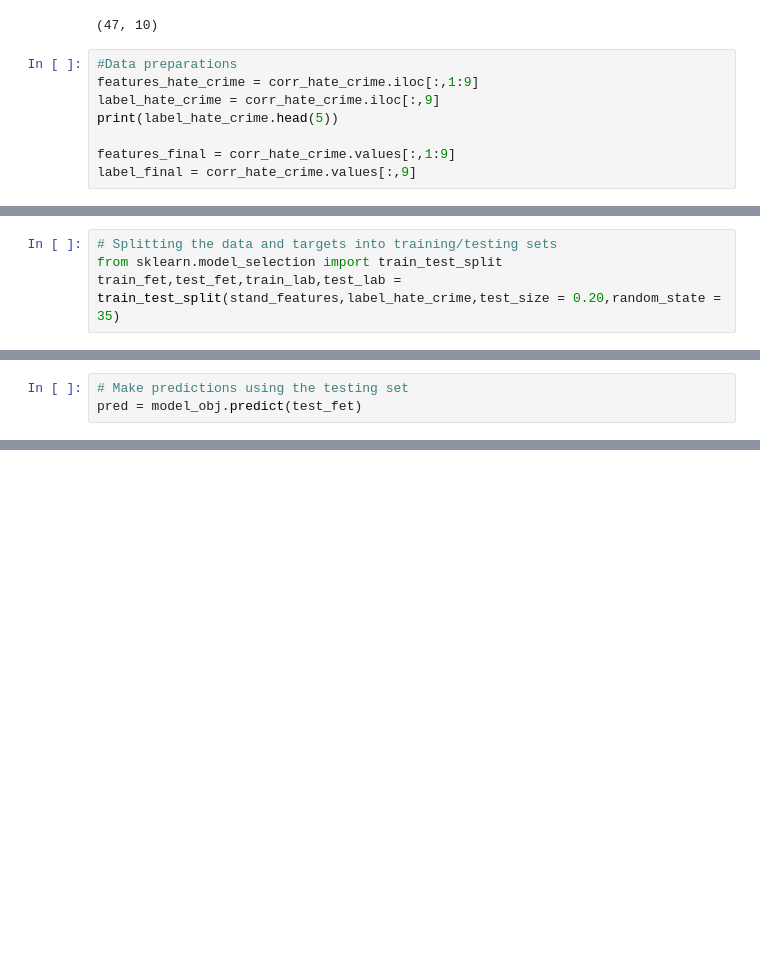
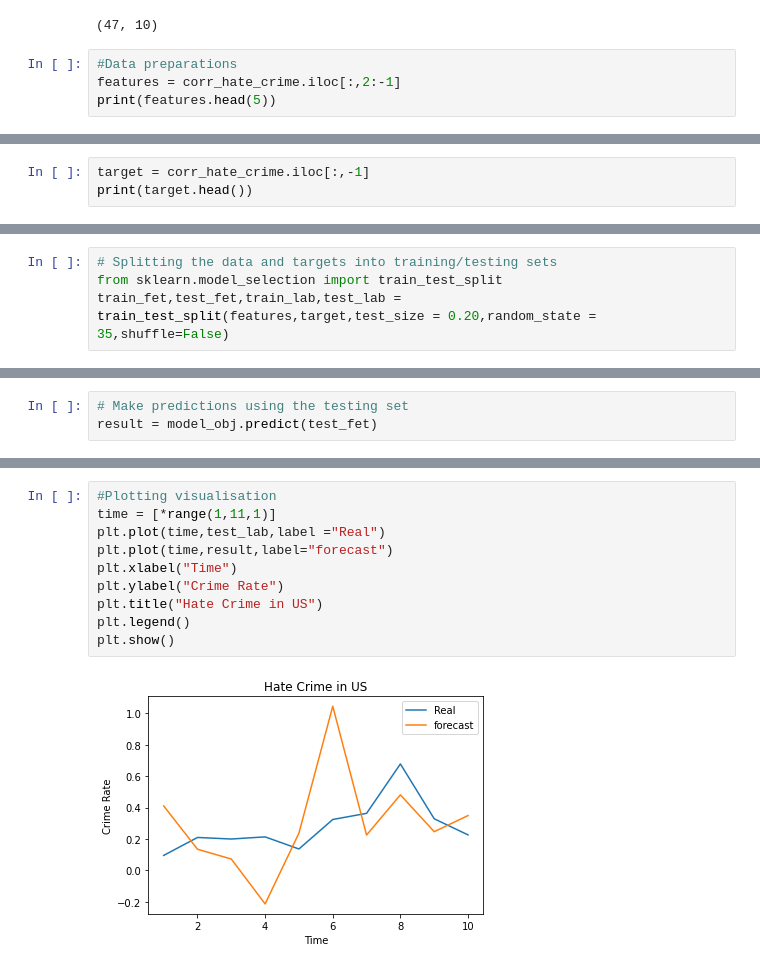
Before and after one commit to sush2004/Python, a Jupyter notebook: ML_CA2_Regression_10550452.ipynb, the cells around one changed output, grey strips where cells are left out. Drawn from its saved outputs; the diff is of its cells as text; blank space fills up the shorter version.

```diff
--- a/ML_CA2_Regression_10550452.ipynb
+++ b/ML_CA2_Regression_10550452.ipynb
@@ -201,10 +198,6 @@ corr_hate_crime.shape
 (47, 10)
 # %%
 #Data preparations
-features_hate_crime = corr_hate_crime.iloc[:,1:9]
-label_hate_crime = corr_hate_crime.iloc[:,9]
-print(label_hate_crime.head(5))
-
-features_final = corr_hate_crime.values[:,1:9]
-label_final = corr_hate_crime.values[:,9]
+features = corr_hate_crime.iloc[:,2:-1]
+print(features.head(5))
 # %% [output]
@@ -216,0 +212,3 @@ Name: hate_crimes_per_100k_splc, dtype: float64
+# %%
+target = corr_hate_crime.iloc[:,-1]
+print(target.head())
@@ -246,4 +251,4 @@ print(stand_features[0:10,:])
 # %%
 # Splitting the data and targets into training/testing sets
 from sklearn.model_selection import train_test_split
-train_fet,test_fet,train_lab,test_lab = train_test_split(stand_features,label_hate_crime,test_size = 0.20,random_state = 35)
+train_fet,test_fet,train_lab,test_lab = train_test_split(features,target,test_size = 0.20,random_state = 35,shuffle=False)
@@ -256,4 +275,4 @@ model_obj.fit(train_fet,train_lab)
 LinearRegression(copy_X=True, fit_intercept=True, n_jobs=None, normalize=False)
 # %%
 # Make predictions using the testing set
-pred = model_obj.predict(test_fet)
+result = model_obj.predict(test_fet)
@@ -277,0 +300,12 @@ The Root Mean Squarea Error is 0.1782132910906245
+# %%
+#Plotting visualisation
+time = [*range(1,11,1)]
+plt.plot(time,test_lab,label ="Real")
+plt.plot(time,result,label="forecast")
+plt.xlabel("Time")
+plt.ylabel("Crime Rate")
+plt.title("Hate Crime in US")
+plt.legend()
+plt.show()
+# %% [output]
+[figure, added]
```
Also changed, not shown: parts of 20 cells of this notebook.
